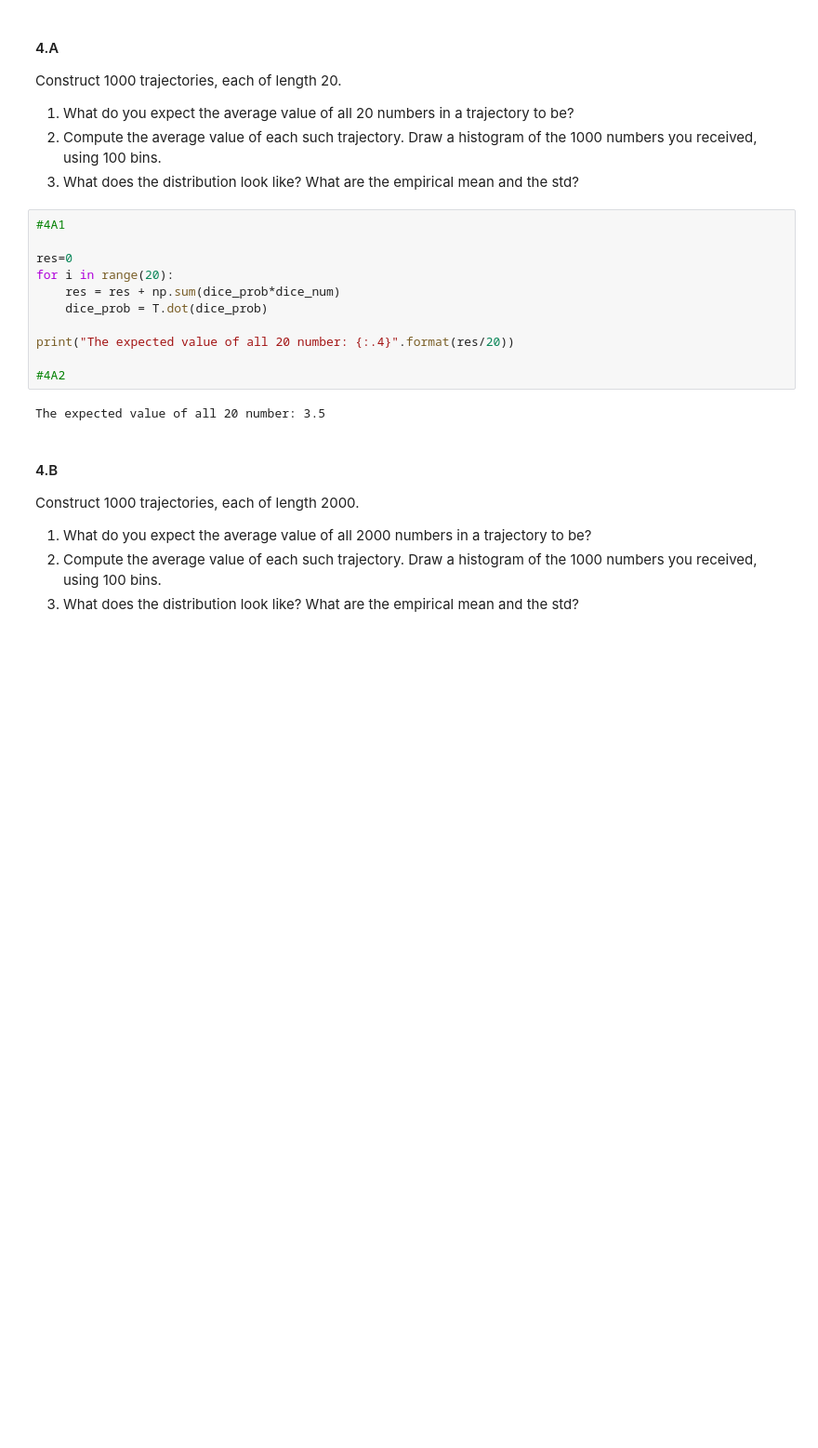
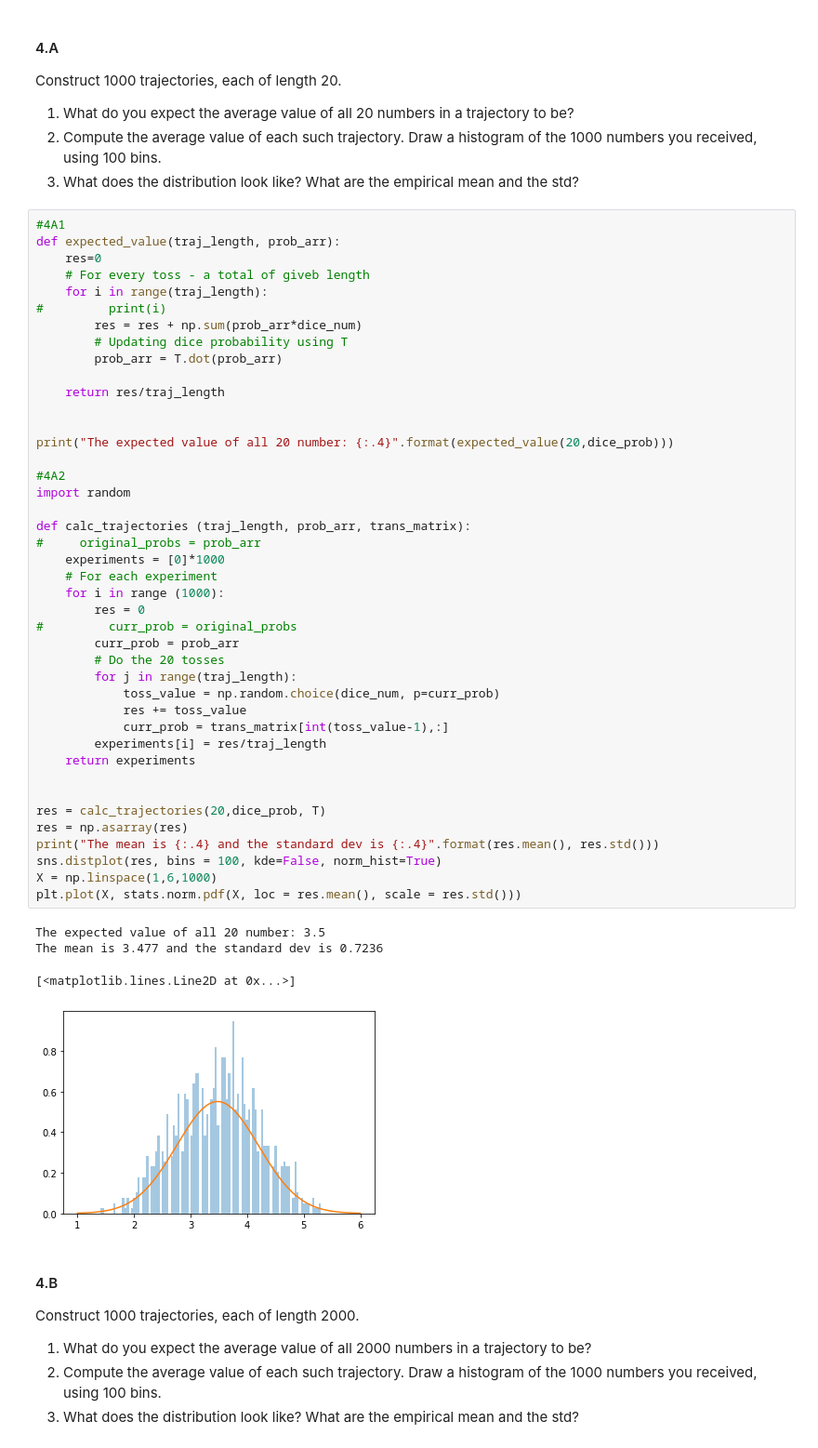
Before and after one commit to mayakerem/StatisticsDataAnalysis, a Jupyter notebook: HW3/HW3.ipynb, the cells around one changed output. Shown at 93% size. Cells and saved outputs as stored; diff of their text form; blank space fills up the shorter version.

```diff
--- a/HW3/HW3.ipynb
+++ b/HW3/HW3.ipynb
@@ -362,19 +367,53 @@ Construct 1000 trajectories, each of length 20.
 1. What do you expect the average value of all 20 numbers in a trajectory to be?
 2. Compute the average value of each such trajectory. Draw a histogram of the 1000 numbers you received, using 100 bins.
 3. What does the distribution look like? What are the empirical mean and the std?
-# %%
-#4A1
-
-res=0
-for i in range(20):
-    res = res + np.sum(dice_prob*dice_num)
-    dice_prob = T.dot(dice_prob)
-
-print("The expected value of all 20 number: {:.4}".format(res/20))
-
-#4A2
-# %% [output]
-The expected value of all 20 number: 3.5
+# %%
+#4A1
+def expected_value(traj_length, prob_arr):
+    res=0
+    # For every toss - a total of giveb length
+    for i in range(traj_length):
+#         print(i)
+        res = res + np.sum(prob_arr*dice_num)
+        # Updating dice probability using T
+        prob_arr = T.dot(prob_arr)
+
+    return res/traj_length
+
+
+print("The expected value of all 20 number: {:.4}".format(expected_value(20,dice_prob)))
+
+#4A2
+import random
+
+def calc_trajectories (traj_length, prob_arr, trans_matrix):
+#     original_probs = prob_arr
+    experiments = [0]*1000
+    # For each experiment
+    for i in range (1000):
+        res = 0
+#         curr_prob = original_probs
+        curr_prob = prob_arr
+        # Do the 20 tosses
+        for j in range(traj_length):
+            toss_value = np.random.choice(dice_num, p=curr_prob)
+            res += toss_value
+            curr_prob = trans_matrix[int(toss_value-1),:]
+        experiments[i] = res/traj_length
+    return experiments
+
+
+res = calc_trajectories(20,dice_prob, T)
+res = np.asarray(res)
+print("The mean is {:.4} and the standard dev is {:.4}".format(res.mean(), res.std()))
+sns.distplot(res, bins = 100, kde=False, norm_hist=True)
+X = np.linspace(1,6,1000)
+plt.plot(X, stats.norm.pdf(X, loc = res.mean(), scale = res.std()))
+# %% [output]
+The expected value of all 20 number: 3.5
+The mean is 3.477 and the standard dev is 0.7236
+[<matplotlib.lines.Line2D at 0x...>]
+[figure, added]
 # %% [markdown]
 #### 4.B
 Construct 1000 trajectories, each of length 2000.
```
Also changed, not shown: parts of 2 cells of this notebook, 1 other file.
